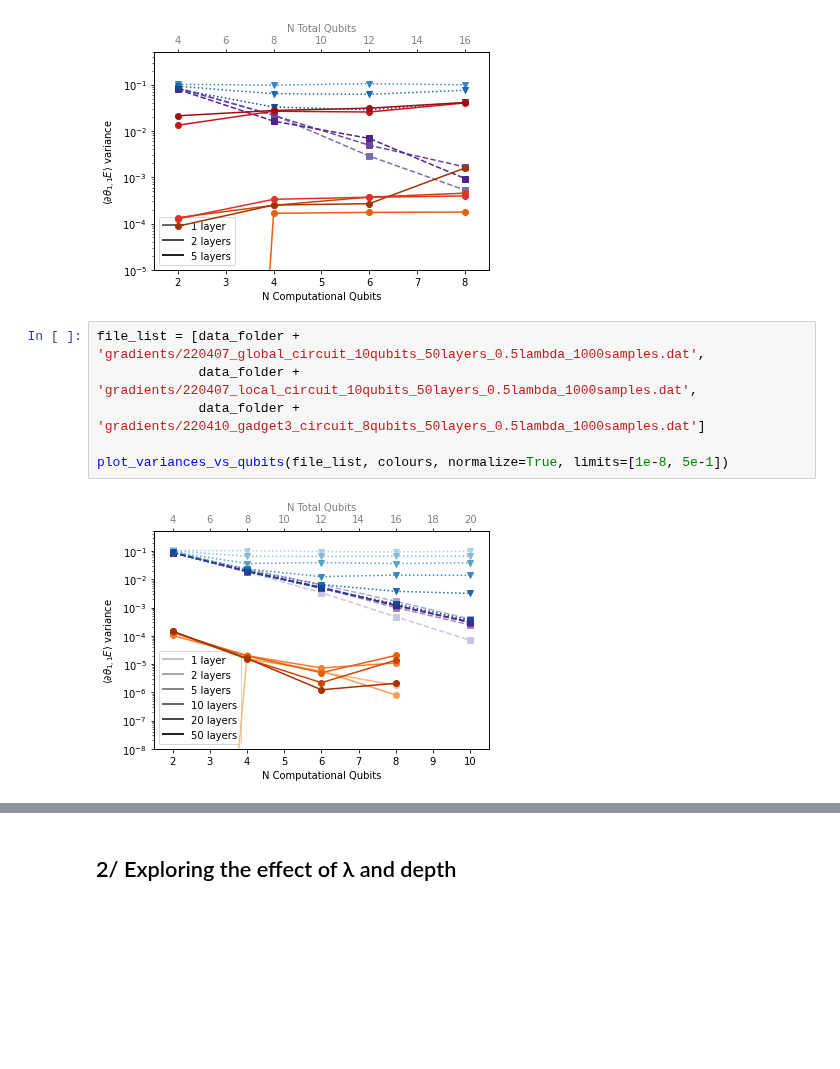
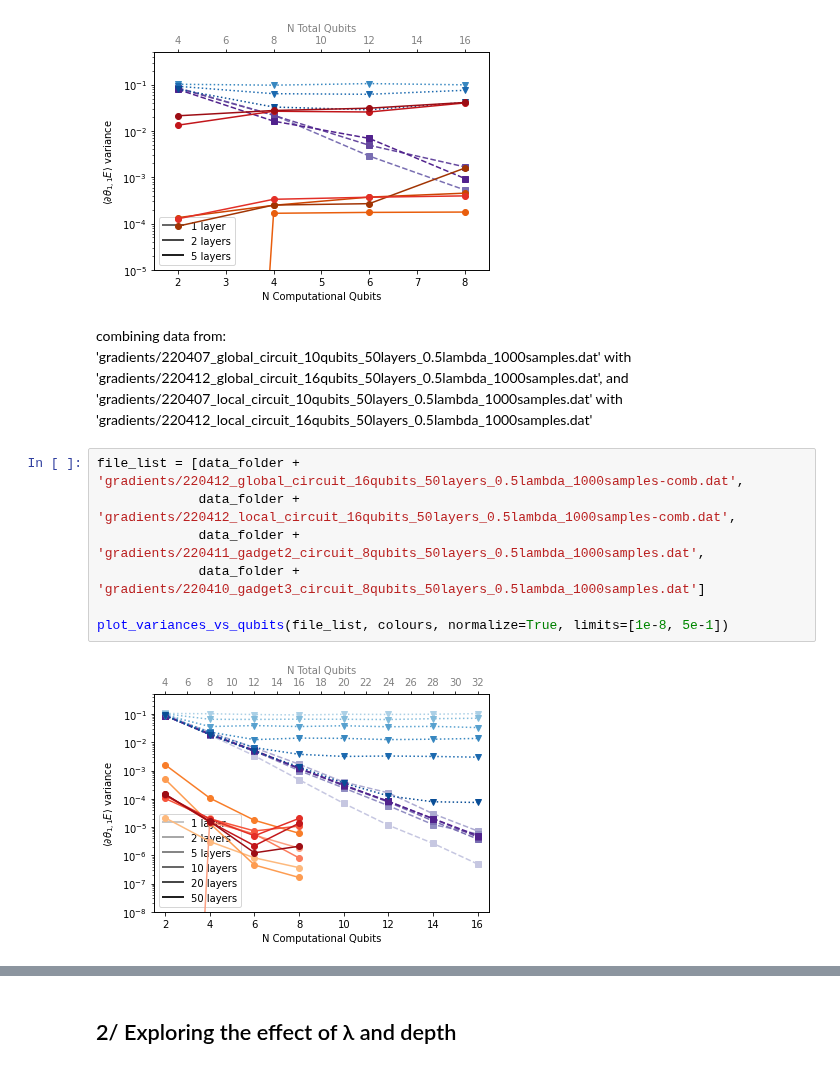
Before and after one commit to SimonCichy/barren-gadgets, a Jupyter notebook: plotting/relevant_results.ipynb, the cells around one changed output, grey strips where cells are left out. Drawn from its saved outputs; the diff is of its cells as text; blank space fills up the shorter version.

Commit message:
Latest gradients
Update the notebook by adding the latest variances computed (global and local cost functions up to 16 qubits)

```diff
--- a/plotting/relevant_results.ipynb
+++ b/plotting/relevant_results.ipynb
@@ -78,11 +78,16 @@ file_list = [data_folder + 'gradients/220406_global_circuit_8qubits_5layers_0.5l
 plot_variances_vs_qubits(file_list, colours[:,-4:], normalize=False, limits=[1e-5, 5e-1])
 # %% [output]
 [figure]
+# %% [markdown]
+combining data from:
+'gradients/220407_global_circuit_10qubits_50layers_0.5lambda_1000samples.dat' with 'gradients/220412_global_circuit_16qubits_50layers_0.5lambda_1000samples.dat', and
+'gradients/220407_local_circuit_10qubits_50layers_0.5lambda_1000samples.dat' with 'gradients/220412_local_circuit_16qubits_50layers_0.5lambda_1000samples.dat'
 # %%
-file_list = [data_folder + 'gradients/220407_global_circuit_10qubits_50layers_0.5lambda_1000samples.dat',
-             data_folder + 'gradients/220407_local_circuit_10qubits_50layers_0.5lambda_1000samples.dat',
+file_list = [data_folder + 'gradients/220412_global_circuit_16qubits_50layers_0.5lambda_1000samples-comb.dat',
+             data_folder + 'gradients/220412_local_circuit_16qubits_50layers_0.5lambda_1000samples-comb.dat',
+             data_folder + 'gradients/220411_gadget2_circuit_8qubits_50layers_0.5lambda_1000samples.dat',
              data_folder + 'gradients/220410_gadget3_circuit_8qubits_50layers_0.5lambda_1000samples.dat']
 
 plot_variances_vs_qubits(file_list, colours, normalize=True, limits=[1e-8, 5e-1])
 # %% [output]
-[figure, old version]
+[figure, new version]
```
Also changed, not shown: parts of 3 cells of this notebook.
